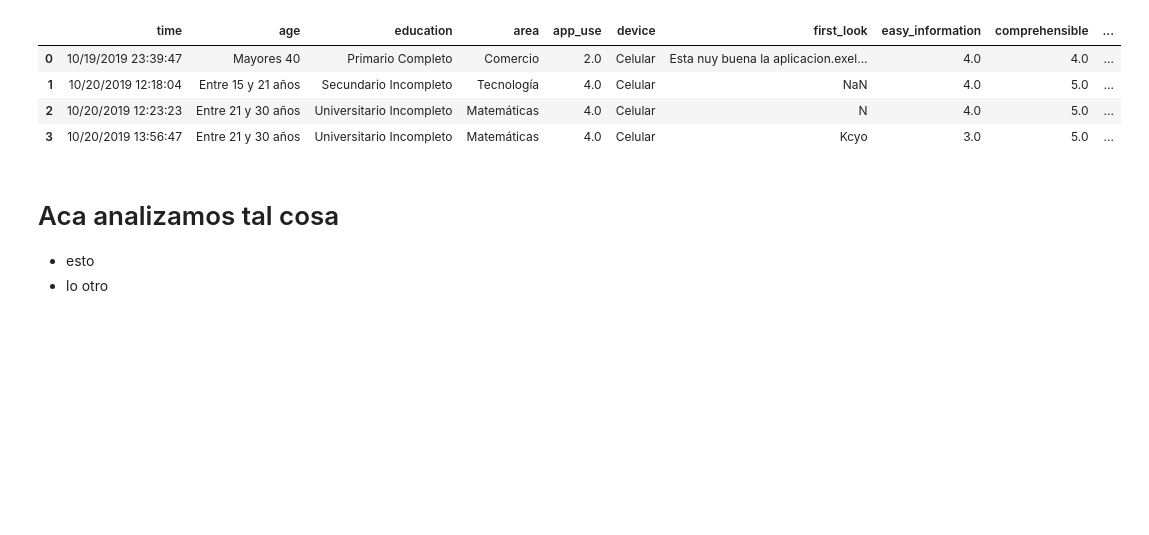
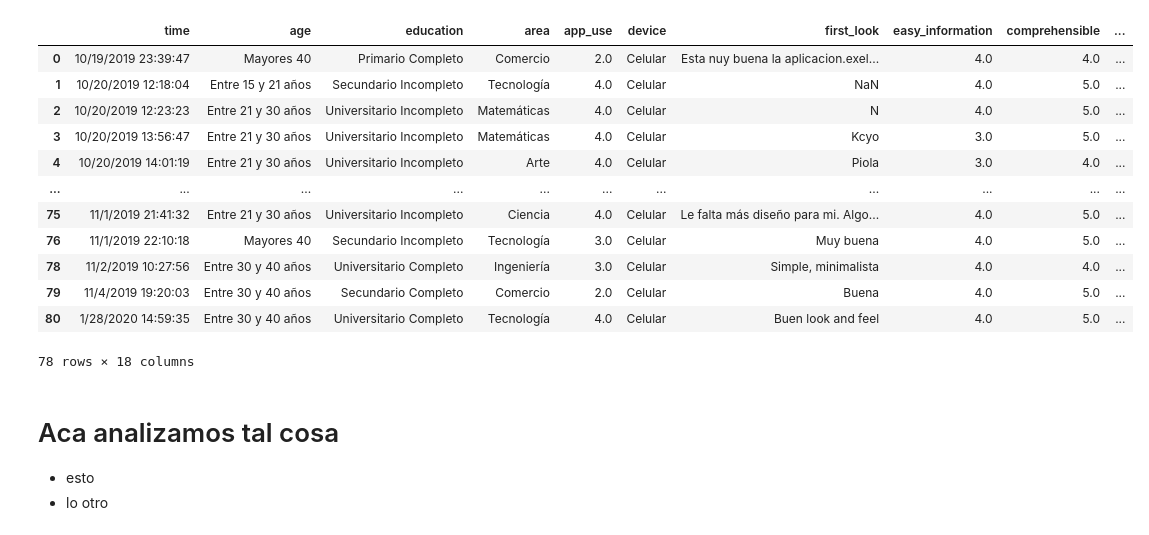
Before and after one commit to alefherrera/my-order-data, a Jupyter notebook: notebook.ipynb, the cells around one changed output. Saved outputs shown, nothing was run; the diff lists cells and outputs as text; code cells hidden in the pictures; blank space fills up the shorter version.

```diff
--- a/notebook.ipynb
+++ b/notebook.ipynb
@@ -8,12 +8,22 @@ plt.close('all')
 # %%
 df = pd.read_csv("data.csv")
 df.head(4)
+df = df[df["trust"].isin(["No sabe", "No", "Sí"])]
+df
 # %% [output]
 |  | time | age | education | area | app_use | device | first_look | easy_information | comprehensible | ... |
 | 0 | 10/19/2019 23:39:47 | Mayores 40 | Primario Completo | Comercio | 2.0 | Celular | Esta nuy buena la aplicacion.exel... | 4.0 | 4.0 | ... |
 | 1 | 10/20/2019 12:18:04 | Entre 15 y 21 años | Secundario Incompleto | Tecnología | 4.0 | Celular | NaN | 4.0 | 5.0 | ... |
 | 2 | 10/20/2019 12:23:23 | Entre 21 y 30 años | Universitario Incompleto | Matemáticas | 4.0 | Celular | N | 4.0 | 5.0 | ... |
 | 3 | 10/20/2019 13:56:47 | Entre 21 y 30 años | Universitario Incompleto | Matemáticas | 4.0 | Celular | Kcyo | 3.0 | 5.0 | ... |
+| 4 | 10/20/2019 14:01:19 | Entre 21 y 30 años | Universitario Incompleto | Arte | 4.0 | Celular | Piola | 3.0 | 4.0 | ... |
+| ... | ... | ... | ... | ... | ... | ... | ... | ... | ... | ... |
+| 75 | 11/1/2019 21:41:32 | Entre 21 y 30 años | Universitario Incompleto | Ciencia | 4.0 | Celular | Le falta más diseño para mi. Algo... | 4.0 | 5.0 | ... |
+| 76 | 11/1/2019 22:10:18 | Mayores 40 | Secundario Incompleto | Tecnología | 3.0 | Celular | Muy buena | 4.0 | 5.0 | ... |
+| 78 | 11/2/2019 10:27:56 | Entre 30 y 40 años | Universitario Completo | Ingeniería | 3.0 | Celular | Simple, minimalista | 4.0 | 4.0 | ... |
+| 79 | 11/4/2019 19:20:03 | Entre 30 y 40 años | Secundario Completo | Comercio | 2.0 | Celular | Buena | 4.0 | 5.0 | ... |
+| 80 | 1/28/2020 14:59:35 | Entre 30 y 40 años | Universitario Completo | Tecnología | 4.0 | Celular | Buen look and feel | 4.0 | 5.0 | ... |
+78 rows × 18 columns
 # %% [markdown]
 # Aca analizamos tal cosa
 - esto
```
Also changed, not shown: parts of 8 cells of this notebook.
